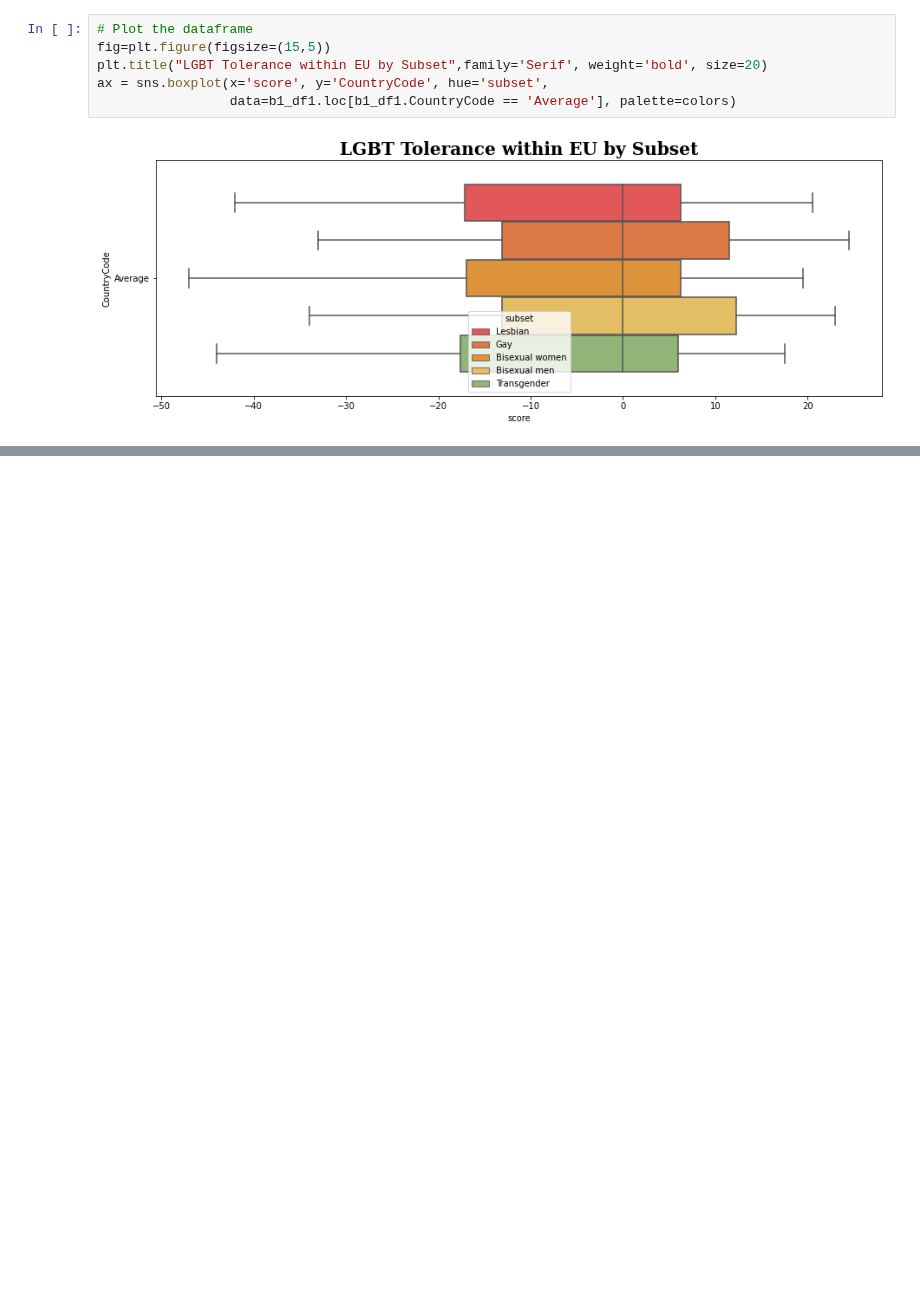
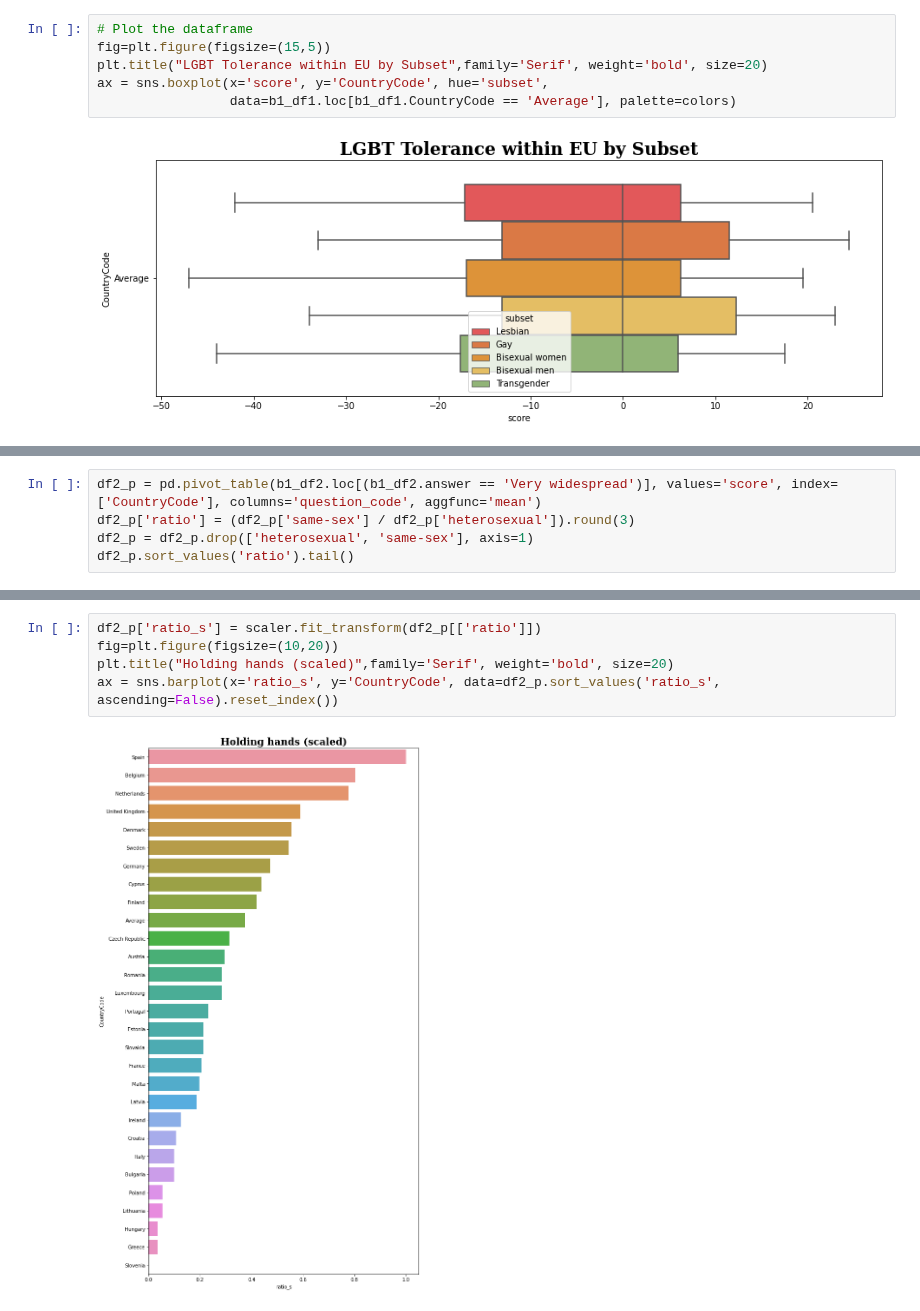
Before and after one commit to Petint/AI-and-DS, a Jupyter notebook: The LGBT project/project.ipynb, the cells around one changed output, grey strips where cells are left out. Drawn from its saved outputs; the diff is of its cells as text; blank space fills up the shorter version.

```diff
--- a/The LGBT project/project.ipynb
+++ b/The LGBT project/project.ipynb
@@ -416,0 +521,5 @@ ax = sns.boxplot(x='score', y='CountryCode', hue='subset',
+# %%
+df2_p = pd.pivot_table(b1_df2.loc[(b1_df2.answer == 'Very widespread')], values='score', index=['CountryCode'], columns='question_code', aggfunc='mean')
+df2_p['ratio'] = (df2_p['same-sex'] / df2_p['heterosexual']).round(3)
+df2_p = df2_p.drop(['heterosexual', 'same-sex'], axis=1)
+df2_p.sort_values('ratio').tail()
@@ -416,0 +534,7 @@ ax = sns.boxplot(x='score', y='CountryCode', hue='subset',
+# %%
+df2_p['ratio_s'] = scaler.fit_transform(df2_p[['ratio']])
+fig=plt.figure(figsize=(10,20))
+plt.title("Holding hands (scaled)",family='Serif', weight='bold', size=20)
+ax = sns.barplot(x='ratio_s', y='CountryCode', data=df2_p.sort_values('ratio_s', ascending=False).reset_index())
+# %% [output]
+[figure, added]
```
Also changed, not shown: parts of 18 cells of this notebook.
